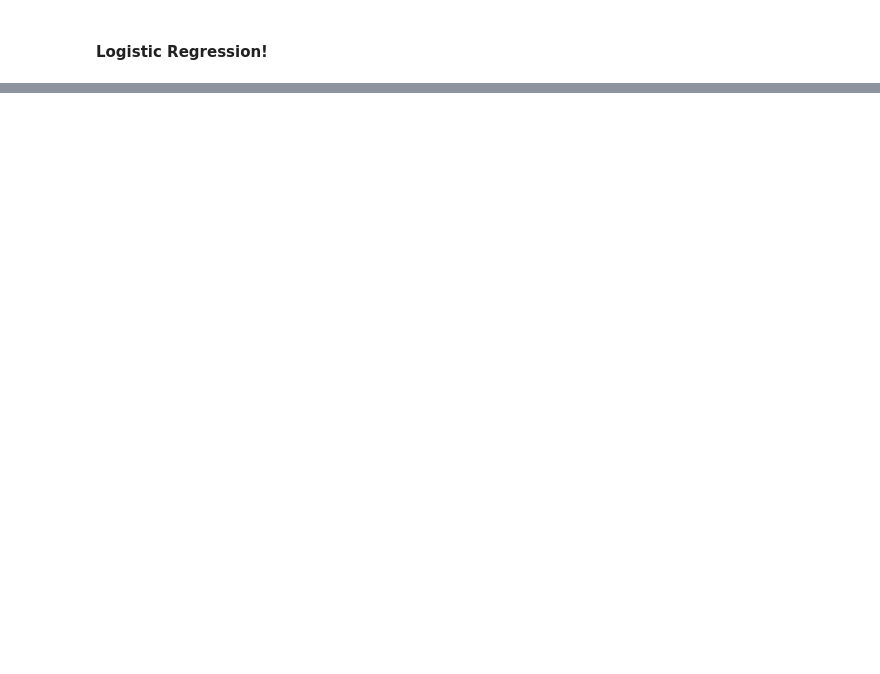
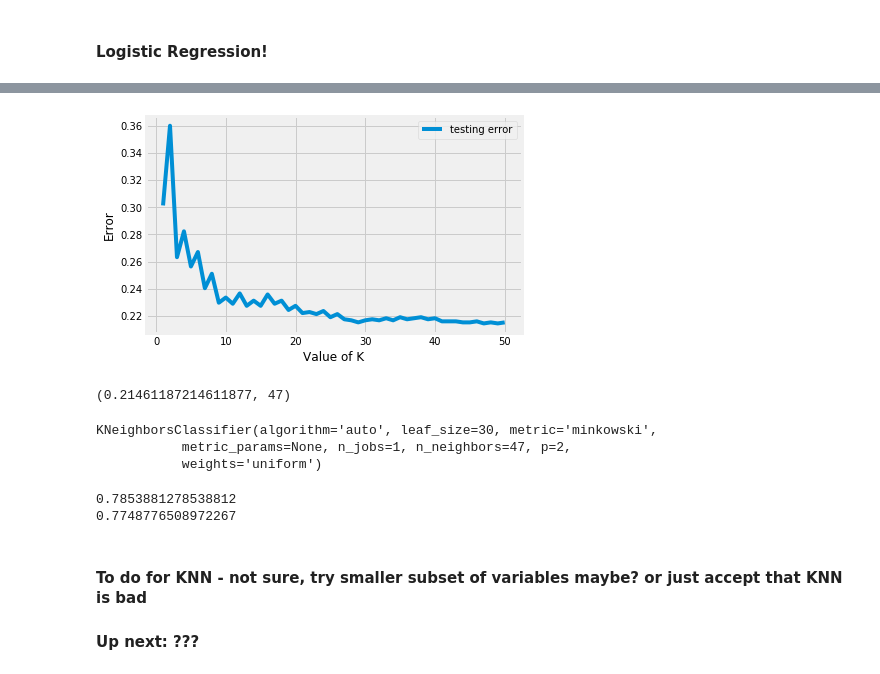
Before and after one commit to mollyrubin/side_project, a Jupyter notebook: cat adoption project 1.ipynb, the cells around one changed output, grey strips where cells are left out. Cells and saved outputs as stored; diff of their text form; code cells hidden in the pictures; blank space fills up the shorter version.

```diff
--- a/cat adoption project 1.ipynb
+++ b/cat adoption project 1.ipynb
@@ -596,0 +642,29 @@ plt.show()
+# %%
+# Calculate TRAINING ERROR and TESTING ERROR for K=1 through 50.
+
+k_range = range(1, 51)
+training_error = []
+testing_error = []
+
+# Find test accuracy for all values of K between 1 and 50 (inclusive).
+for k in k_range:
+
+    # Instantiate the model with the current K value.
+    knn = KNeighborsClassifier(n_neighbors=k)
+    knn.fit(X_train, y_train)
+
+    # Calculate training error (error = 1 - accuracy).
+    y_pred_class = knn.predict(X_train)
+    training_accuracy = metrics.accuracy_score(y_train, y_pred_class)
+    training_error.append(1 - training_accuracy)
+
+    # Calculate testing error.
+    y_pred_class = knn.predict(X_test)
+    testing_accuracy = metrics.accuracy_score(y_test, y_pred_class)
+    testing_error.append(1 - testing_accuracy)
+# %%
+# Create a DataFrame of K, training error, and testing error.
+column_dict = {'K': k_range, 'training error':training_error, 'testing error':testing_error}
+traintest = pd.DataFrame(column_dict).set_index('K').sort_index(ascending=False)
+
+traintest
@@ -596,0 +690,32 @@ plt.show()
+# %%
+traintest.plot(y='testing error');
+plt.xlabel('Value of K');
+plt.ylabel('Error');
+# %% [output]
+[figure, added]
+# %%
+#best value for k
+
+min(zip(testing_error, k_range))
+# %% [output]
+(0.21461187214611877, 47)
+# %%
+knn = KNeighborsClassifier(n_neighbors=47)
+knn.fit(X_train, y_train)
+# %% [output]
+KNeighborsClassifier(algorithm='auto', leaf_size=30, metric='minkowski',
+           metric_params=None, n_jobs=1, n_neighbors=47, p=2,
+           weights='uniform')
+# %%
+y_pred_class = knn.predict(X_test)
+
+print(metrics.accuracy_score(y_test, y_pred_class))
+
+print (baseline)
+# %% [output]
+0.7853881278538812
+0.7748776508972267
+# %% [markdown]
+#### To do for KNN - not sure, try smaller subset of variables maybe? or just accept that KNN is bad
+
+#### Up next: ???
```
Also changed, not shown: parts of 23 cells of this notebook.
